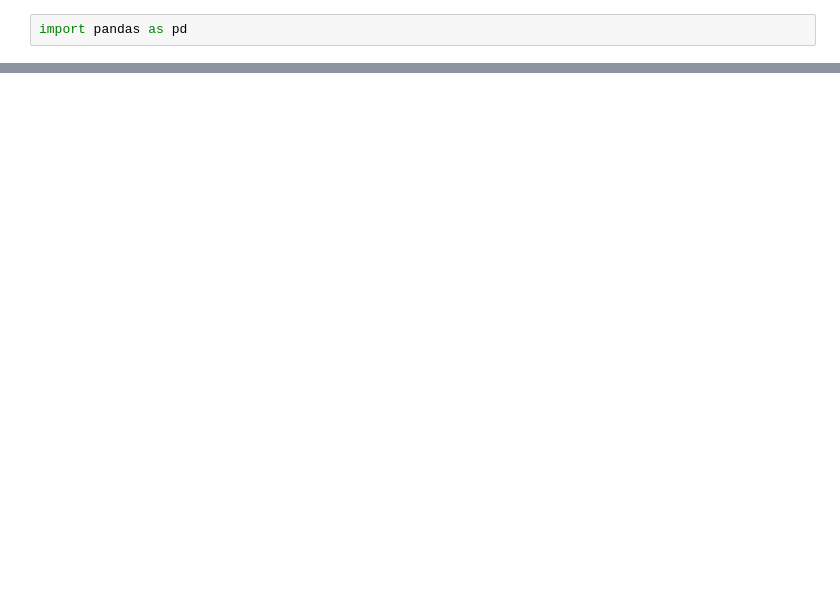
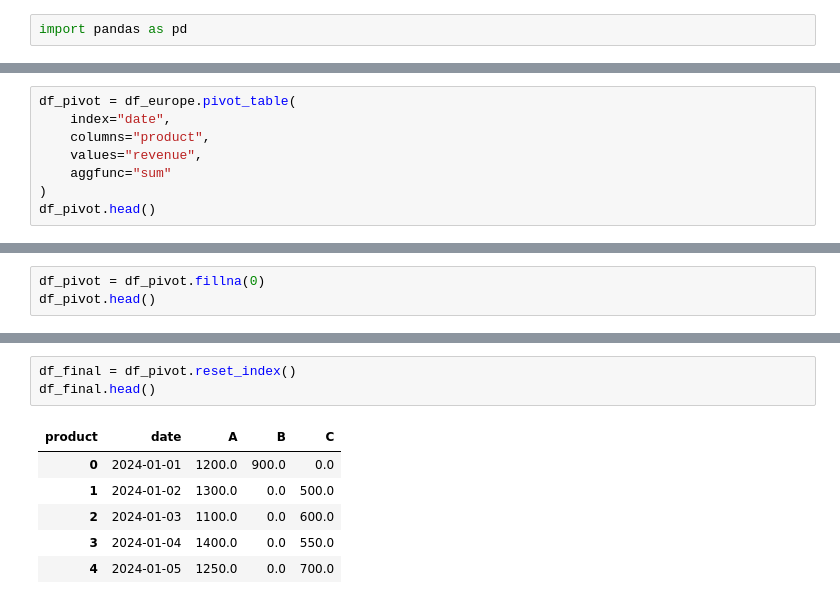
Before and after one commit to COWI-MI/notebooks, a Jupyter notebook: 1.example.ipynb, the cells around one changed output, grey strips where cells are left out. Drawn from its saved outputs; the diff is of its cells as text; blank space fills up the shorter version.

```diff
--- a/1.example.ipynb
+++ b/1.example.ipynb
@@ -7,0 +53,8 @@ FileNotFoundError: [Errno 2] No such file or directory: 'data/sales.csv'
+# %%
+df_pivot = df_europe.pivot_table(
+    index="date",
+    columns="product",
+    values="revenue",
+    aggfunc="sum"
+)
+df_pivot.head()
@@ -7,0 +69,3 @@ FileNotFoundError: [Errno 2] No such file or directory: 'data/sales.csv'
+# %%
+df_pivot = df_pivot.fillna(0)
+df_pivot.head()
@@ -7,0 +80,10 @@ FileNotFoundError: [Errno 2] No such file or directory: 'data/sales.csv'
+# %%
+df_final = df_pivot.reset_index()
+df_final.head()
+# %% [output]
+| product | date | A | B | C |
+| 0 | 2024-01-01 | 1200.0 | 900.0 | 0.0 |
+| 1 | 2024-01-02 | 1300.0 | 0.0 | 500.0 |
+| 2 | 2024-01-03 | 1100.0 | 0.0 | 600.0 |
+| 3 | 2024-01-04 | 1400.0 | 0.0 | 550.0 |
+| 4 | 2024-01-05 | 1250.0 | 0.0 | 700.0 |
```
Also changed, not shown: parts of 7 cells of this notebook.
